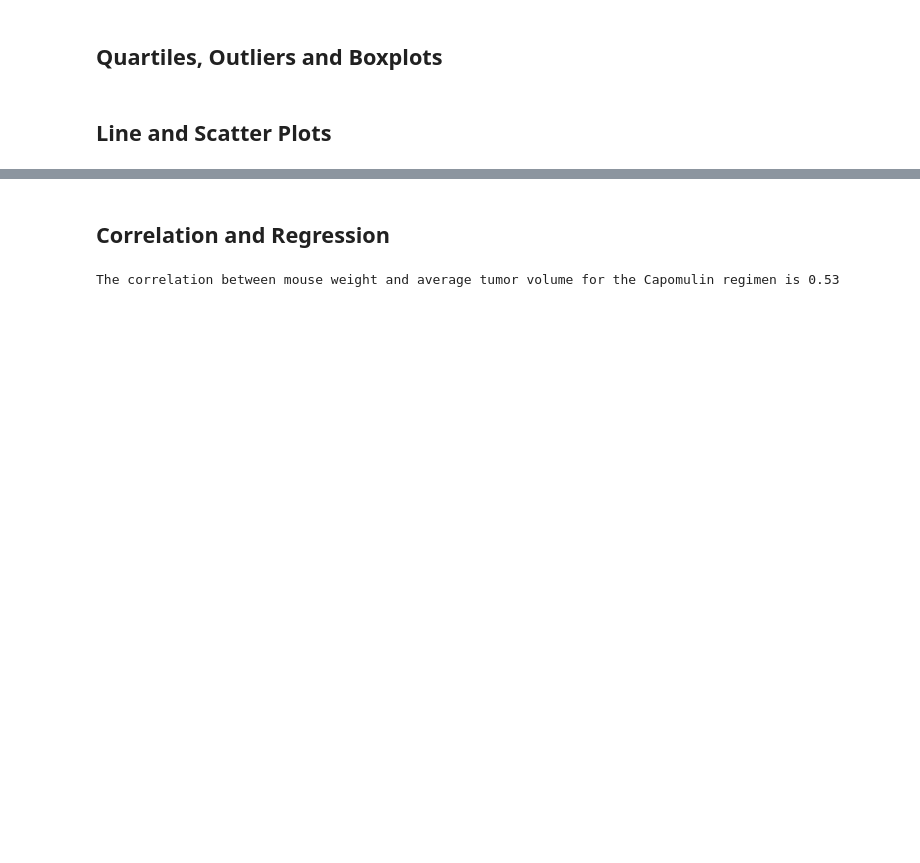
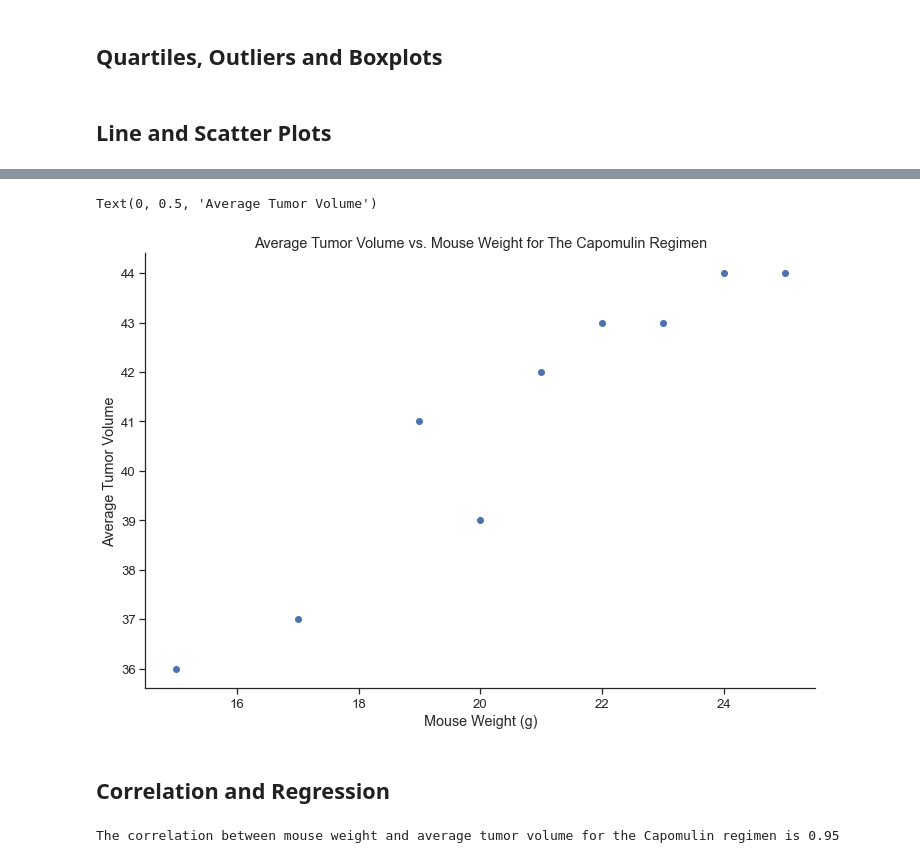
Before and after one commit to mbruns13/matplotlib-challenge, a Jupyter notebook: pymaceuticals_starter.ipynb, the cells around one changed output, grey strips where cells are left out. Cells and saved outputs as stored; diff of their text form; code cells hidden in the pictures; blank space fills up the shorter version.

```diff
--- a/pymaceuticals_starter.ipynb
+++ b/pymaceuticals_starter.ipynb
@@ -284,11 +309,24 @@ ValueError: Can only compare identically-labeled Series objects
+# %%
+#setting columns to x and y axis variables
+x_weight = mean_volume_df["Weight (g)"]
+y_avg_volume = mean_volume_df["Avg Tumor Volume (mm3)"]
+
+plt.scatter(x_weight,y_avg_volume)
+plt.title("Average Tumor Volume vs. Mouse Weight for The Capomulin Regimen")
+plt.xlabel("Mouse Weight (g)")
+plt.ylabel("Average Tumor Volume")
+# %% [output]
+Text(0, 0.5, 'Average Tumor Volume')
+[figure, added]
 # %% [markdown]
 ## Correlation and Regression
 # %%
 # Calculate the correlation coefficient and linear regression model
 # for mouse weight and average tumor volume for the Capomulin regimen
 # %%
-capomulin_corr = st.pearsonr(capomulin_df["Weight (g)"],capomulin_df["Tumor Volume (mm3)"])
+#calculating correlation using variables created above with columns for weight and avg tumor volume
+capomulin_corr = st.pearsonr(x_weight,y_avg_volume)
 print(f"The correlation between mouse weight and average tumor volume for the Capomulin regimen is {round(capomulin_corr[0],2)}")
 # %% [output]
-The correlation between mouse weight and average tumor volume for the Capomulin regimen is 0.53
+The correlation between mouse weight and average tumor volume for the Capomulin regimen is 0.95
 # %%
```
Also changed, not shown: parts of 7 cells of this notebook.
